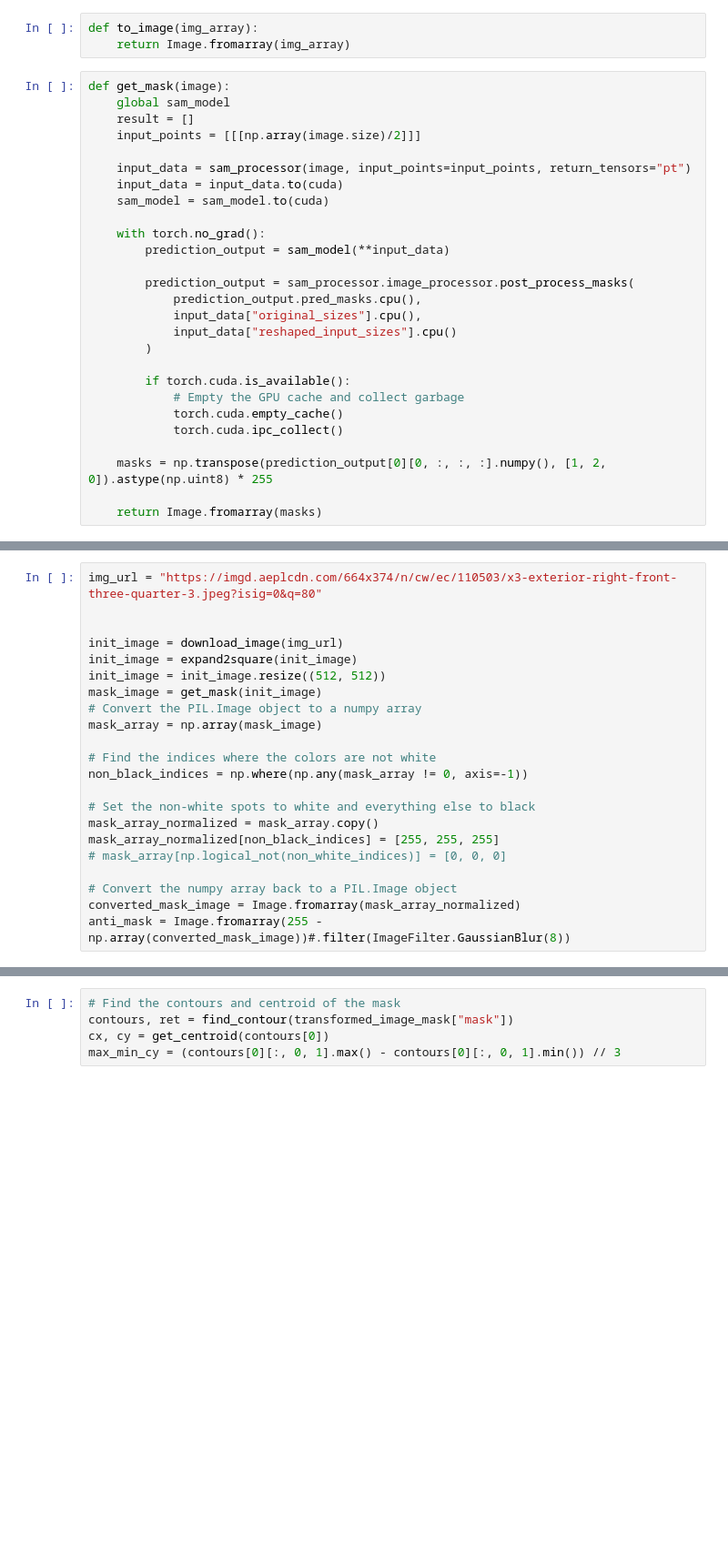
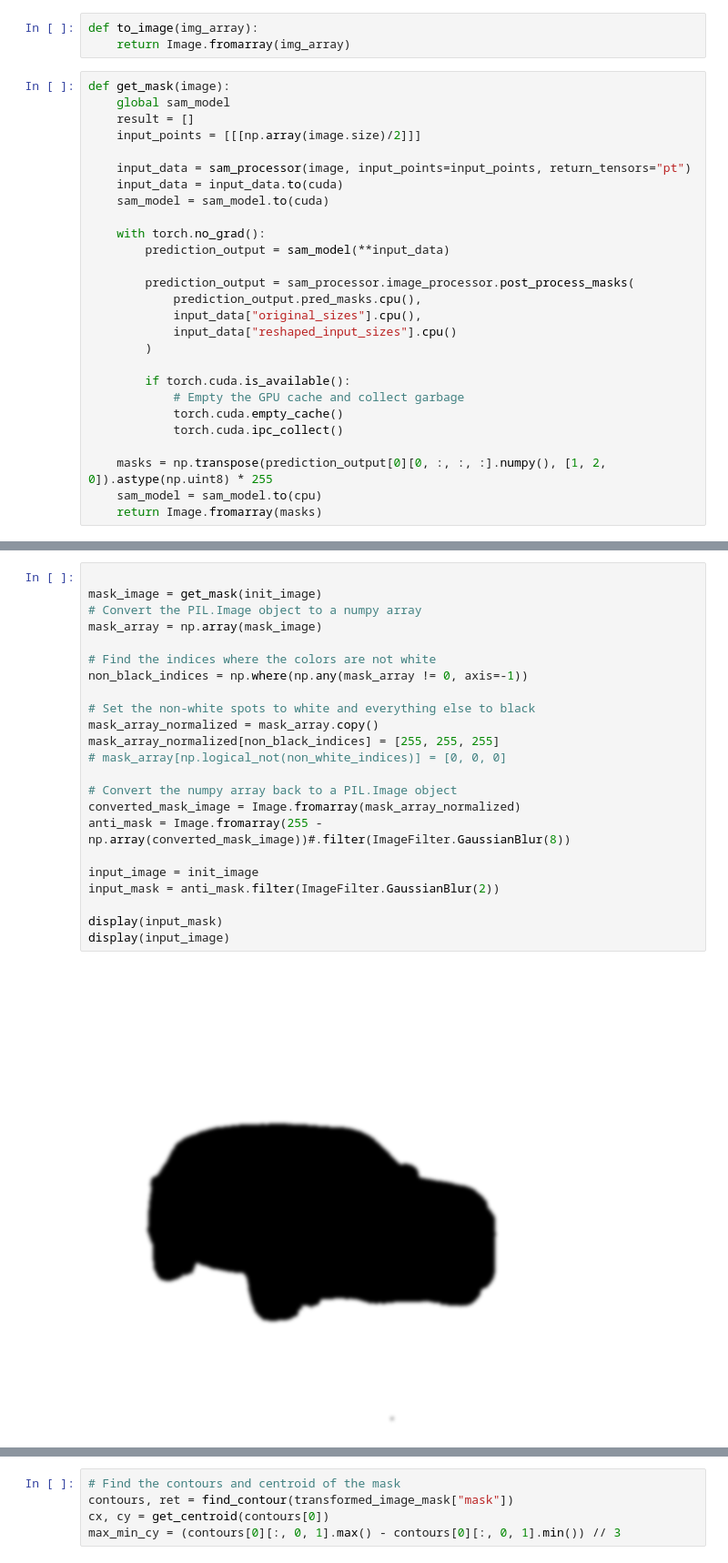
Before and after one commit to Buzztrends/Image-Gen, a Jupyter notebook: stable-diff-test.ipynb, the cells around one changed output, grey strips where cells are left out. Shown at 91% size. Drawn from its saved outputs; the diff is of its cells as text; blank space fills up the shorter version.

```diff
--- a/stable-diff-test.ipynb
+++ b/stable-diff-test.ipynb
@@ -79,7 +123,7 @@ def get_mask(image):
             torch.cuda.ipc_collect()
 
     masks = np.transpose(prediction_output[0][0, :, :, :].numpy(), [1, 2, 0]).astype(np.uint8) * 255
-
+    sam_model = sam_model.to(cpu)
     return Image.fromarray(masks)
 # %%
 def find_contour(image):
@@ -127,22 +247,25 @@ transform = A.Compose([
 # %%
-img_url = "https://imgd.aeplcdn.com/664x374/n/cw/ec/110503/x3-exterior-right-front-three-quarter-3.jpeg?isig=0&q=80"
 
-
-init_image = download_image(img_url)
-init_image = expand2square(init_image)
-init_image = init_image.resize((512, 512))
 mask_image = get_mask(init_image)
 # Convert the PIL.Image object to a numpy array
 mask_array = np.array(mask_image)
 
 # Find the indices where the colors are not white
 non_black_indices = np.where(np.any(mask_array != 0, axis=-1))
 
 # Set the non-white spots to white and everything else to black
 mask_array_normalized = mask_array.copy()
 mask_array_normalized[non_black_indices] = [255, 255, 255]
 # mask_array[np.logical_not(non_white_indices)] = [0, 0, 0]
 
 # Convert the numpy array back to a PIL.Image object
 converted_mask_image = Image.fromarray(mask_array_normalized)
 anti_mask = Image.fromarray(255 - np.array(converted_mask_image))#.filter(ImageFilter.GaussianBlur(8))
+
+input_image = init_image
+input_mask = anti_mask.filter(ImageFilter.GaussianBlur(2))
+
+display(input_mask)
+display(input_image)
+# %% [output]
+[figure, added]
```
Also changed, not shown: parts of 47 cells of this notebook, 4 other files.
